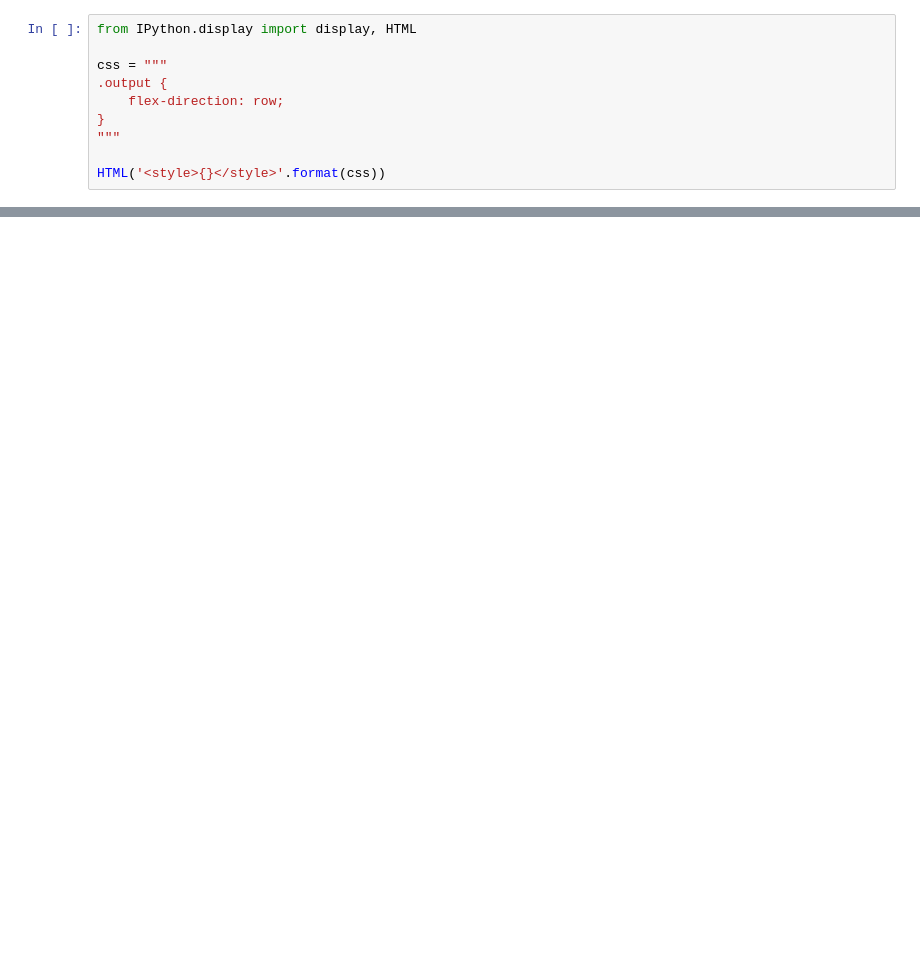
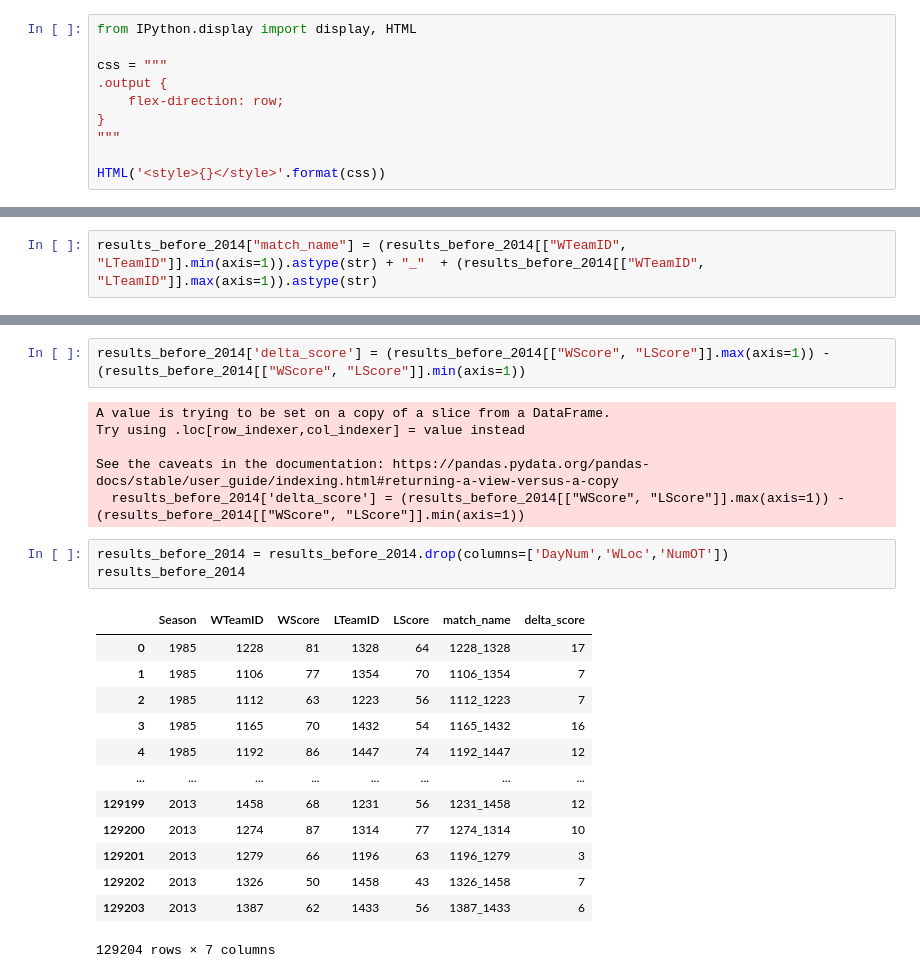
Before and after one commit to NicolasCho/projeto_ML, a Jupyter notebook: src/previsao.ipynb, the cells around one changed output, grey strips where cells are left out. Cells and saved outputs as stored; diff of their text form; blank space fills up the shorter version.

```diff
--- a/src/previsao.ipynb
+++ b/src/previsao.ipynb
@@ -45,0 +78,2 @@ tracks
+# %%
+results_before_2014["match_name"] = (results_before_2014[["WTeamID", "LTeamID"]].min(axis=1)).astype(str) + "_"  + (results_before_2014[["WTeamID", "LTeamID"]].max(axis=1)).astype(str)
@@ -45,0 +86,25 @@ tracks
+# %%
+results_before_2014['delta_score'] = (results_before_2014[["WScore", "LScore"]].max(axis=1)) - (results_before_2014[["WScore", "LScore"]].min(axis=1))
+# %% [output]
+A value is trying to be set on a copy of a slice from a DataFrame.
+Try using .loc[row_indexer,col_indexer] = value instead
+
+See the caveats in the documentation: https://pandas.pydata.org/pandas-docs/stable/user_guide/indexing.html#returning-a-view-versus-a-copy
+  results_before_2014['delta_score'] = (results_before_2014[["WScore", "LScore"]].max(axis=1)) - (results_before_2014[["WScore", "LScore"]].min(axis=1))
+# %%
+results_before_2014 = results_before_2014.drop(columns=['DayNum','WLoc','NumOT'])
+results_before_2014
+# %% [output]
+|  | Season | WTeamID | WScore | LTeamID | LScore | match_name | delta_score |
+| 0 | 1985 | 1228 | 81 | 1328 | 64 | 1228_1328 | 17 |
+| 1 | 1985 | 1106 | 77 | 1354 | 70 | 1106_1354 | 7 |
+| 2 | 1985 | 1112 | 63 | 1223 | 56 | 1112_1223 | 7 |
+| 3 | 1985 | 1165 | 70 | 1432 | 54 | 1165_1432 | 16 |
+| 4 | 1985 | 1192 | 86 | 1447 | 74 | 1192_1447 | 12 |
+| ... | ... | ... | ... | ... | ... | ... | ... |
+| 129199 | 2013 | 1458 | 68 | 1231 | 56 | 1231_1458 | 12 |
+| 129200 | 2013 | 1274 | 87 | 1314 | 77 | 1274_1314 | 10 |
+| 129201 | 2013 | 1279 | 66 | 1196 | 63 | 1196_1279 | 3 |
+| 129202 | 2013 | 1326 | 50 | 1458 | 43 | 1326_1458 | 7 |
+| 129203 | 2013 | 1387 | 62 | 1433 | 56 | 1387_1433 | 6 |
+129204 rows × 7 columns
```
Also changed, not shown: parts of 19 cells of this notebook.
